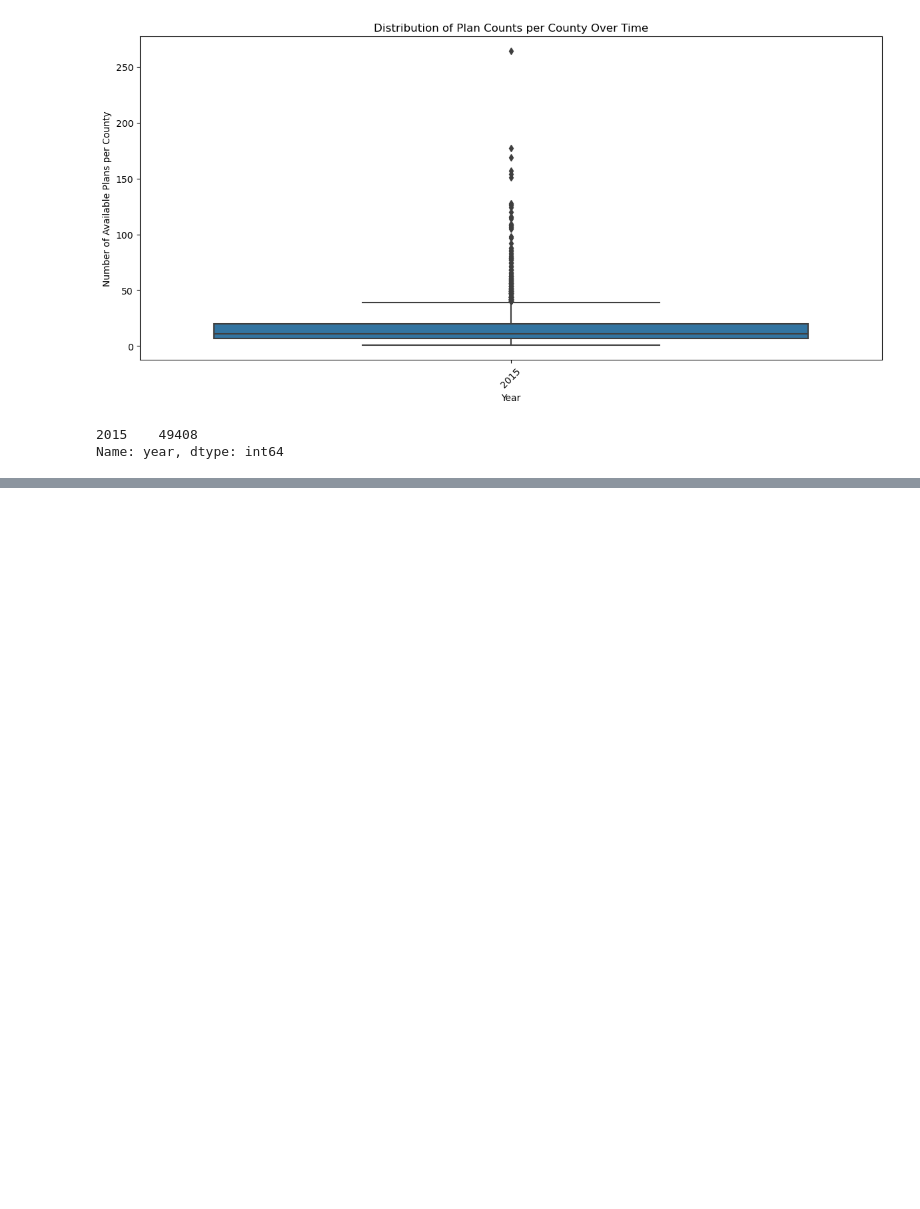
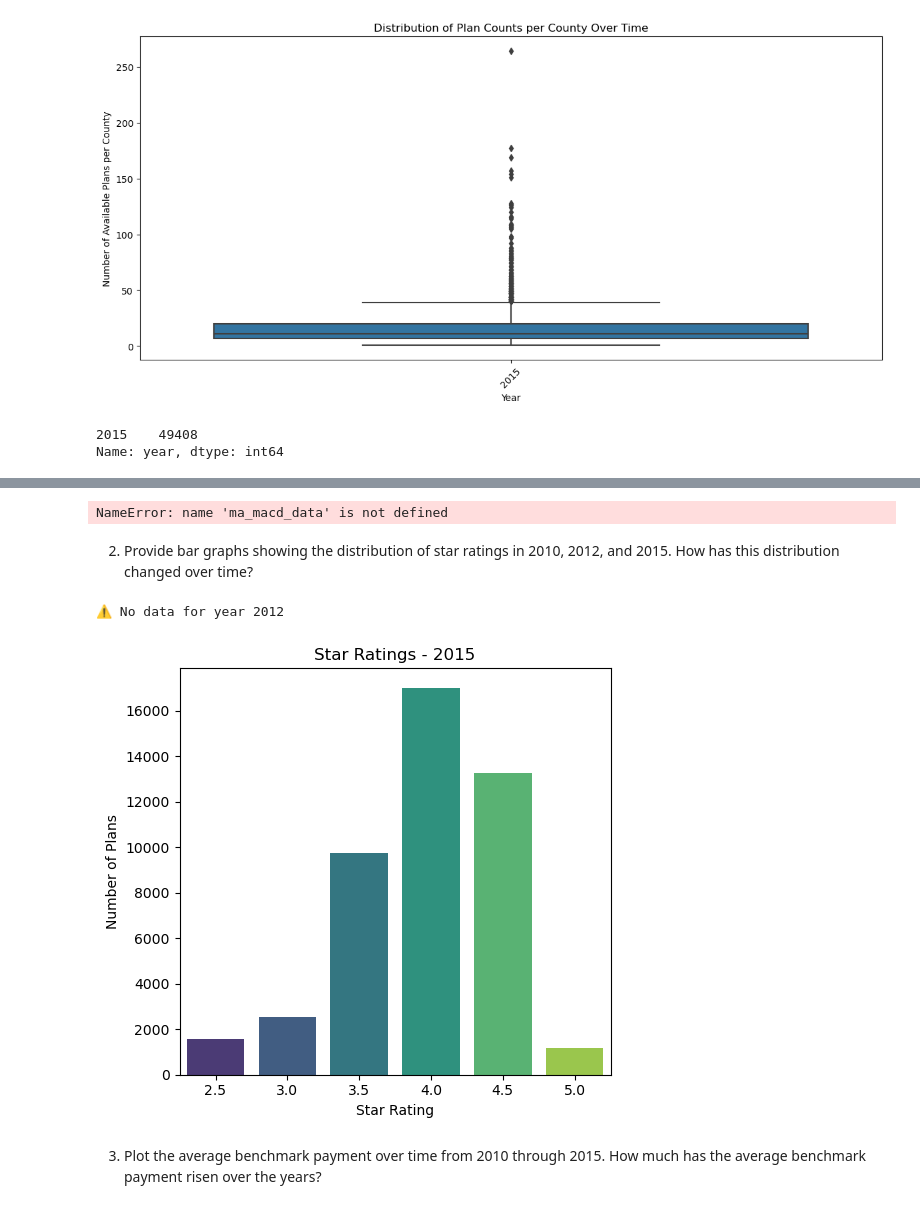
Before and after one commit to ellenwu-git/homework4, a Jupyter notebook: submission1/analysis/homework4.ipynb, the cells around one changed output, grey strips where cells are left out. Saved outputs shown, nothing was run; the diff lists cells and outputs as text; code cells hidden in the pictures; blank space fills up the shorter version.

```diff
--- a/submission1/analysis/homework4.ipynb
+++ b/submission1/analysis/homework4.ipynb
@@ -71,0 +113,43 @@ Name: year, dtype: int64
+# %%
+# Check this part of your code
+for y in range(2007, 2016):
+    # at the end of each loop
+    if y == 2007:
+        final_data = ma_macd_data  # or plan_premiums
+    else:
+        final_data = pd.concat([final_data, ma_macd_data], ignore_index=True)
+# %% [output]
+NameError: name 'ma_macd_data' is not defined
+# %% [markdown]
+2. Provide bar graphs showing the distribution of star ratings in 2010, 2012, and 2015. How has this distribution changed over time?
+# %%
+df= pd.read_csv("/Users/ellenwu/homework4/data/output/final_ma_data.csv")
+
+# Filter for the years of interest
+years_to_plot = [2010, 2012, 2015]
+ratings_subset = df[
+    (df["year"].isin(years_to_plot)) & (df["Star_Rating"].notna())
+]
+# %%
+plt.figure(figsize=(15, 5))
+
+for i, year in enumerate(years_to_plot):
+    data_year = ratings_subset[ratings_subset["year"] == year]
+
+    if data_year.empty:
+        print(f"⚠️ No data for year {year}")
+        continue
+
+    plt.subplot(1, 3, i + 1)
+    sns.countplot(data=data_year, x="Star_Rating", palette="viridis")
+    plt.title(f"Star Ratings - {year}")
+    plt.xlabel("Star Rating")
+    plt.ylabel("Number of Plans")
+
+plt.tight_layout()
+plt.show()
+# %% [output]
+⚠️ No data for year 2012
+[figure, added]
+# %% [markdown]
+3. Plot the average benchmark payment over time from 2010 through 2015. How much has the average benchmark payment risen over the years?
```
Also changed, not shown: parts of 4 cells of this notebook, 1 other file.
